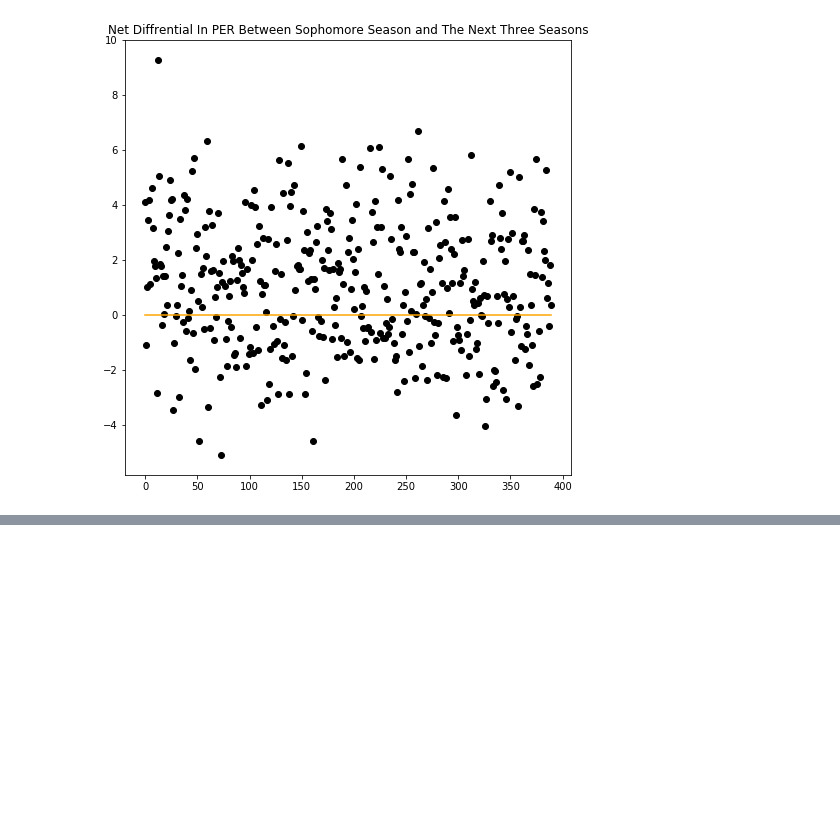
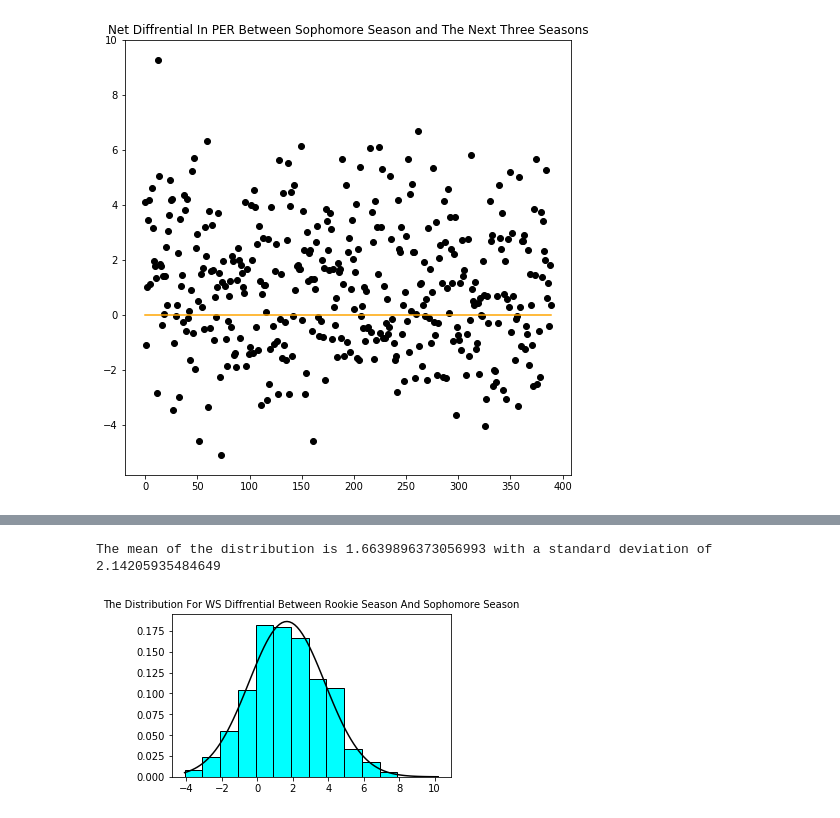
Before and after one commit to Sumiran1/Projects, a Jupyter notebook: NBA SOPHOMORE SLUMP PROJECT/data_analysis_v2.ipynb, the cells around one changed output, grey strips where cells are left out. Saved outputs shown, nothing was run; the diff lists cells and outputs as text; code cells hidden in the pictures; blank space fills up the shorter version.

```diff
--- a/NBA SOPHOMORE SLUMP PROJECT/data_analysis_v2.ipynb
+++ b/NBA SOPHOMORE SLUMP PROJECT/data_analysis_v2.ipynb
@@ -128,0 +168,20 @@ Text(0.5,1,'Net Diffrential In WS Between Between Sophomore Season and the Next
+# %%
+std_WS= np.std(WS)
+std_WS_2= np.std(WS_soph_three)
+std_PER= np.std(PER)
+std_PER_2= np.std(PER_soph_three)
+mean_WS= np.mean(WS)
+mean_WS_2= np.mean(WS_soph_three)
+mean_PER= np.mean(PER)
+mean_PER_2= np.mean(PER_soph_three)
+# %%
+plt.figure(figsize=(5,3))
+plt.hist(WS, np.arange(min(WS),max(WS)),ec='black',density='True',color='cyan')
+plt.plot(np.linspace(np.amin(WS),np.amax(WS)+1,100),mlab.normpdf(np.linspace(np.amin(WS),np.amax(WS)+1,100),mean_WS,std_WS),color='black')
+plt.title('The Distribution For WS Diffrential Between Rookie Season And Sophomore Season',fontsize=10)
+plt.savefig("g_a_1.PNG",bbox_inches='tight')
+# plt.show()
+print('The mean of the distribution is ' + str(mean_WS) + ' with a standard deviation of ' + str(std_WS))
+# %% [output]
+The mean of the distribution is 1.6639896373056993 with a standard deviation of 2.14205935484649
+[figure, added]
```
Also changed, not shown: parts of 11 cells of this notebook, 3 other files.
